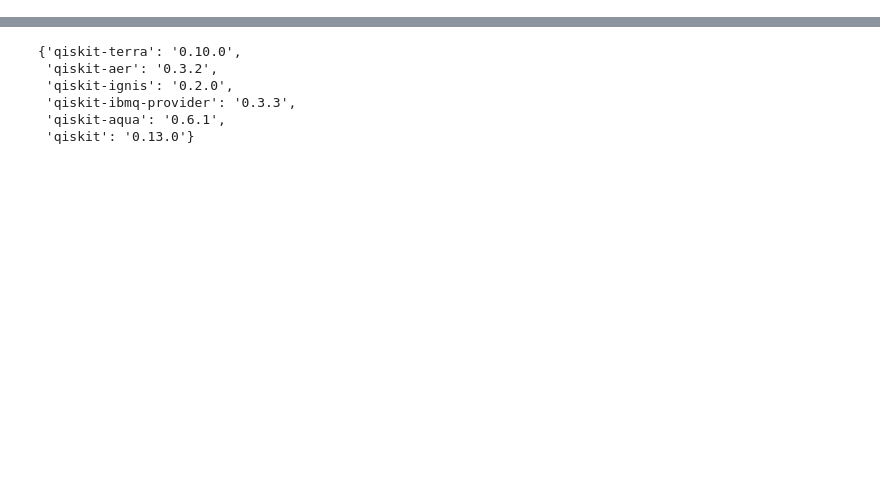
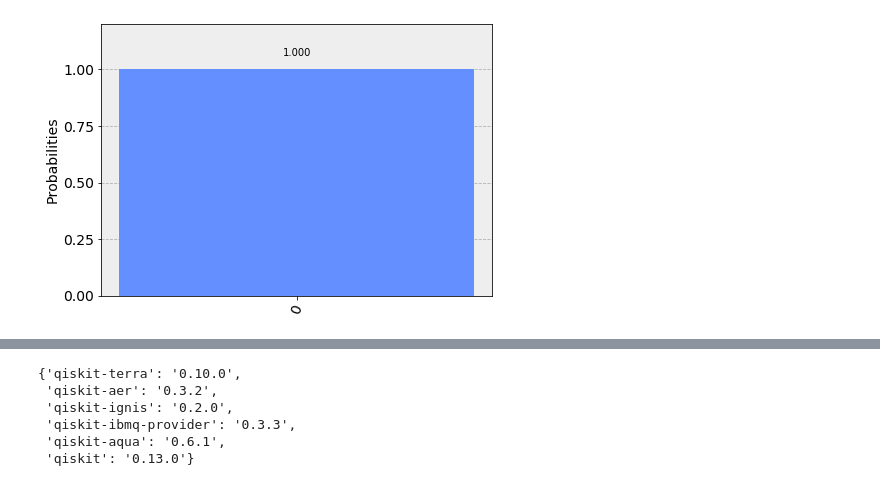
Before and after one commit to mdw/qiskit, a Jupyter notebook: Deutsch_Oracle.ipynb, the cells around one changed output, grey strips where cells are left out. Saved outputs shown, nothing was run; the diff lists cells and outputs as text; code cells hidden in the pictures; blank space fills up the shorter version.

```diff
--- a/Deutsch_Oracle.ipynb
+++ b/Deutsch_Oracle.ipynb
@@ -27,0 +33,5 @@ c.barrier()
+# %%
+result = execute(qc1, backend=simulator).result()
+plot_histogram(result.get_counts(qc1))
+# %% [output]
+[figure, added]
```
Also changed, not shown: parts of 22 cells of this notebook.
